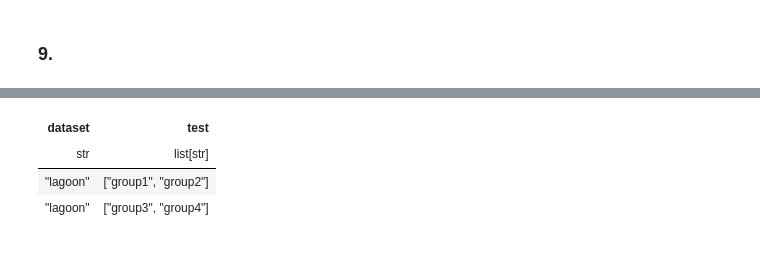
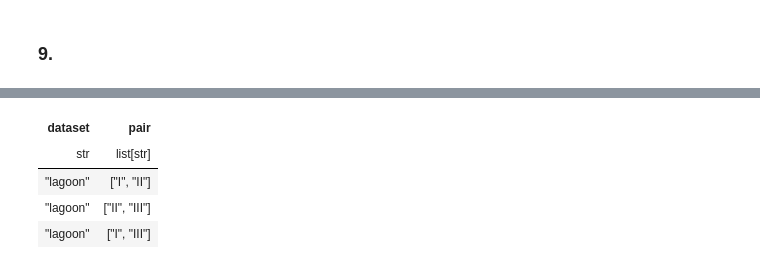
Before and after one commit to asterix314/SDAEI-Tamhane, a Jupyter notebook: ch12/Ch12.ipynb, the cells around one changed output, grey strips where cells are left out. Drawn from its saved outputs; the diff is of its cells as text; code cells hidden in the pictures.

```diff
--- a/ch12/Ch12.ipynb
+++ b/ch12/Ch12.ipynb
@@ -233,0 +206,3 @@ shape: (30, 2)
+# %%
+DATA['12.2'] = pl.read_json('Ex12-2.json').explode(pl.all())
+DATA['12.2'].head()
@@ -475,7 +435,7 @@ Obviously, site II > site III > site I in terms of salinity.
 # %%
 DATA['12.4 - aggregated'] = (
     DATA['12.4']
-    .group_by('site')
+    .group_by(col('site').alias('group'))
     .agg(
         n=pl.len(),
         μ=col('salinity').mean(),
@@ -689,0 +616,12 @@ shape: (3, 6)
+# %%
+DATA['12.6 - aggregated'] = (
+    DATA['12.6']
+    .group_by(col('Part').alias('group'))
+    .agg(
+        n=pl.len(),
+        μ=col('Height').mean(),
+        s=col('Height').std())
+    .with_columns(dataset=pl.lit('')))
+
+ANS['12.6.b'] = ANOVA(DATA['12.6 - aggregated'])
+ANS['12.6.b']
@@ -944,4 +898,3 @@ A comparison is significant if the CI does not include 0.
 # %%
-data = DATA['12.4 - aggregated'].rename({'site': 'group'})
-data
+pairwise_comparison(DATA['12.4 - aggregated'], method='tukey')
 # %% [output]
@@ -982,27 +926,60 @@ def stepwise_comparison(
             that are significantly different
     """
 
+    def significant_pairs(data: pl.Series) -> pl.Series:
+        """
+        input:
+        data.group
+        data.μ
+        """
+        data = data.struct.unnest().sort('μ')
 
-    # def α_duncan(p):
-    #     if 2 <= p <= groups:
-    #         return 1 - (1 - α)**(p - 1)
+        n_total, n_groups, s_pool= (
+            data.select(
+                col('n').sum().alias('n_total'),
+                pl.len().alias('n_groups'),
+                ((col('s')**2 * (col('n')-1)).sum() / (col('n') - 1).sum()).sqrt()
+                .alias('s_pool'))
+            .row(0))
 
-    # def α_ryan(p) ->
-    #     if 2 <= p <= groups - 2:
-    #         return p * α / groups
+        stepwise_method = {
+            'duncan': lambda p: 1 - (1 - α)**(p - 1),
+            'ryan': lambda p: α if p >= n_groups - 1 else p * α / n_groups}
 
+        def stepwise(start: int, end: int) -> list[list[str]]:
+            if start >= end - 1:
+                return []
 
-    def stepwise_pairs(data: pl.Series, start: int, end: int) -> pl.Series:
-        return pl.Series('pair', [['group1', 'group2'], ['group3', 'group4']])
+            g1, n1, μ1, _ = data.row(start)
+            g2, n2, μ2, _ = data.row(end-1)
 
+            if μ2 - μ1 > (
+                s_pool
+                * np.sqrt(0.5/n1 + 0.5/n2)
+                * stats.studentized_range.ppf(
+                    q = 1 - 0.5 * stepwise_method[method](end-start),
+                    k = n_groups,
+                    df = n_total - n_groups)):
+                return (
+                    [[g1, g2] if g1 < g2 else [g2, g1]]
+                    + stepwise(start+1, end)
+                    + stepwise(start, end-1))
+            else:
+                return []
+
+        return pl.Series('pair', stepwise(0, n_groups))
 
     return (
-        data
-        .with_columns(test=pl.struct('group', 'μ'))
+        data.with_columns(
+            pl.struct('group', 'n', 'μ', 's')
+            .alias('structure'))
         .group_by('dataset')
-        .agg(col('test').map_batches(lambda x: stepwise_pairs(x, 0, 0)))
-        .explode('test'))
+        .agg(
+            col('structure')
+            .map_elements(
+                lambda data: significant_pairs(data))
+            .alias('pair'))
+        .explode('pair'))
 
-
-stepwise_comparison(data)
+stepwise_comparison(DATA['12.4 - aggregated'])
 # %% [output]
@@ -1010,4 +987,5 @@ shape: (2, 2)
-| dataset | test |
+| dataset | pair |
 | str | list[str] |
-| "lagoon" | ["group1", "group2"] |
-| "lagoon" | ["group3", "group4"] |
+| "lagoon" | ["I", "II"] |
+| "lagoon" | ["II", "III"] |
+| "lagoon" | ["I", "III"] |
```
Also changed, not shown: parts of 18 cells of this notebook.
